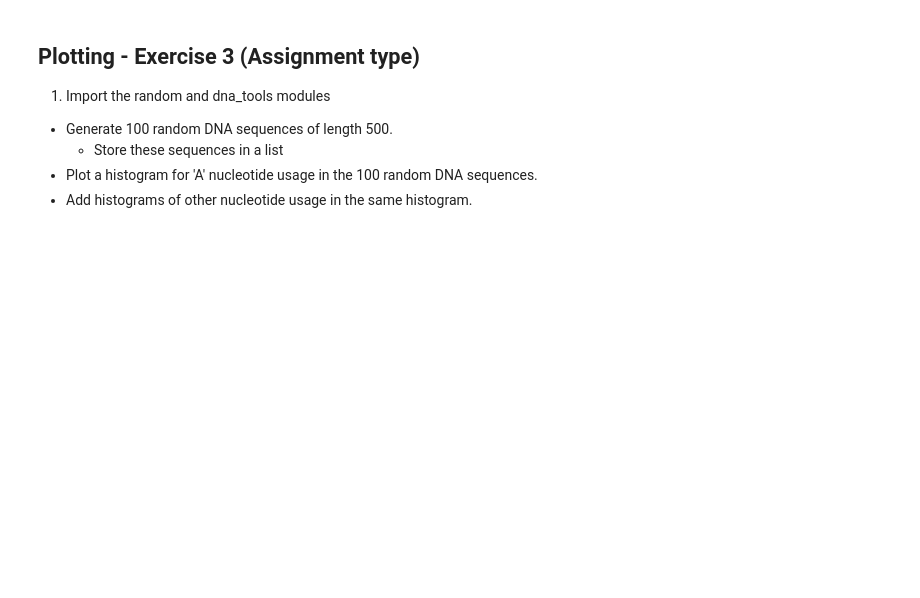
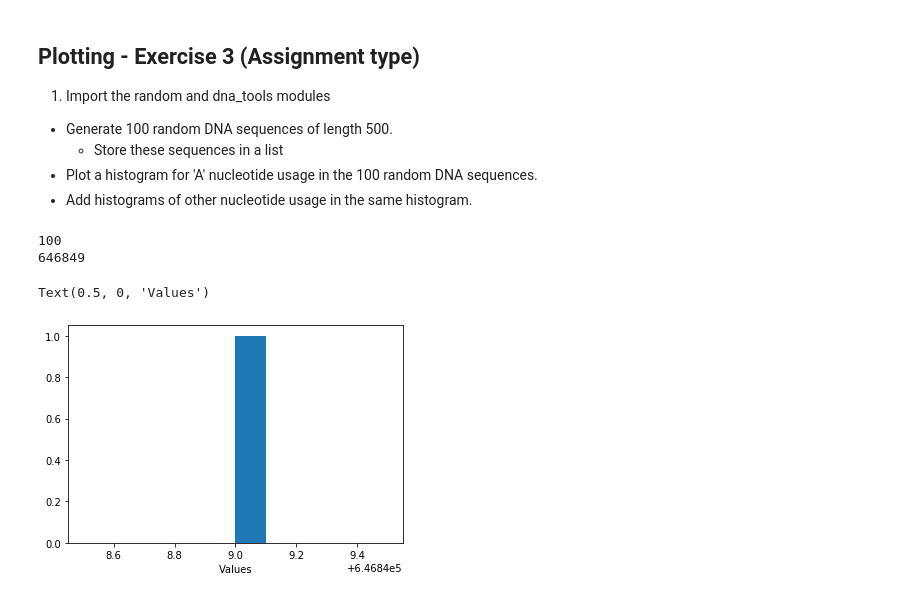
Before and after one commit to ChenYongyan-uu/1, a Jupyter notebook: day4/Day_4a_Plotting_Exercises_MSc_2020_Feb_P3.ipynb, the cells around one changed output. Drawn from its saved outputs; the diff is of its cells as text; code cells hidden in the pictures; blank space fills up the shorter version.

```diff
--- a/day4/Day_4a_Plotting_Exercises_MSc_2020_Feb_P3.ipynb
+++ b/day4/Day_4a_Plotting_Exercises_MSc_2020_Feb_P3.ipynb
@@ -202,6 +286,30 @@ plt.show()
 # %%
 #2. Generate 100 random DNA sequences of length 500. Store these sequences in a list
+list=[]
+k=''
+for a in range(100):
+    for i in range(500):
+        k+=random.choice(["A","T","C","G"])
+        list+=[k]
 # %%
 #3. Plot a histogram for 'A' nucleotide usage in the 100 random DNA sequences.
+r_DNA=[]
+
+for i in range(100):
+    r_DNA+=[random.choice(list)]
+
+b=0
+for a in r_DNA:
+    b=b+a.count('A')
+print(len(r_DNA))
+print(b)
+
+plt.hist(b,bins=10)
+plt.xlabel('Values')
+# %% [output]
+100
+646849
+Text(0.5, 0, 'Values')
+[figure, added]
 # %%
 #4. Add histograms of other nucleotide usage in the same histogram.
```
Also changed, not shown: parts of 16 cells of this notebook, 19 other files.
